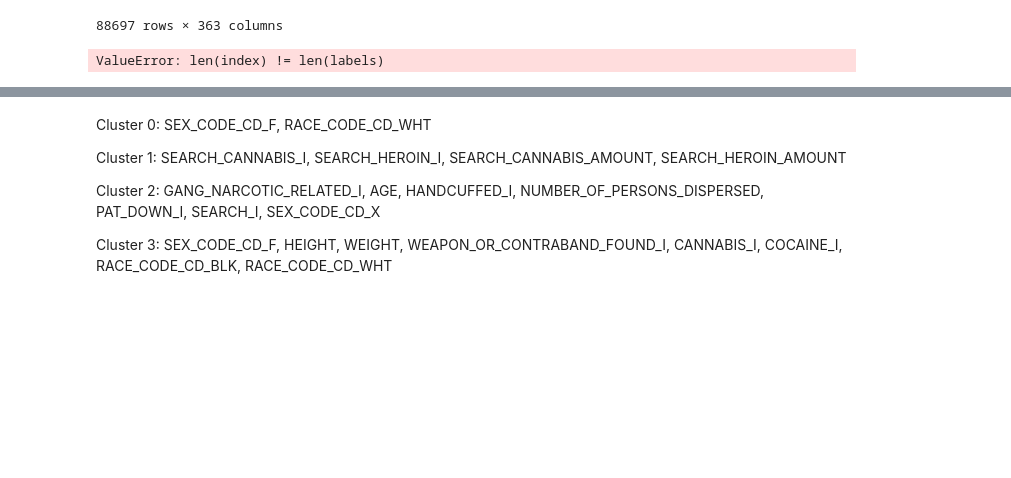
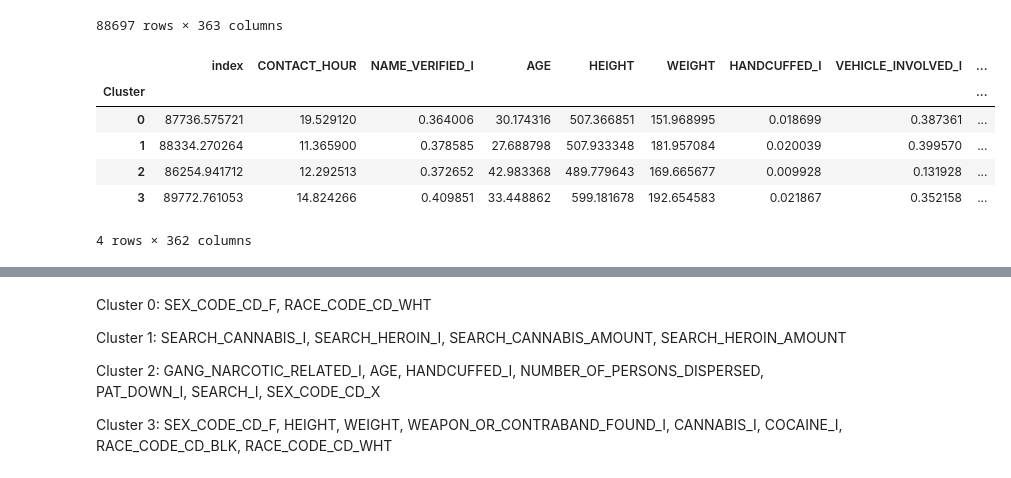
Before and after one commit to nteuthorn/Thinkful-Capstone-3, a Jupyter notebook: Capstone_3.ipynb, the cells around one changed output, grey strips where cells are left out. Saved outputs shown, nothing was run; the diff lists cells and outputs as text; code cells hidden in the pictures; blank space fills up the shorter version.

```diff
--- a/Capstone_3.ipynb
+++ b/Capstone_3.ipynb
@@ -976,10 +976,16 @@ df_clean_final_
 | 88696 | 176437 | 14 | 0 | 20.0 | 509.0 | 160.0 | 0 | 0 | ... |
 88697 rows × 363 columns
 # %%
-cluster_means = df_clean_final_.groupby('Cluster', axis=1).mean()
+cluster_means = df_clean_final_.groupby(['Cluster']).mean()
 cluster_means
 # %% [output]
+|  | index | CONTACT_HOUR | NAME_VERIFIED_I | AGE | HEIGHT | WEIGHT | HANDCUFFED_I | VEHICLE_INVOLVED_I | ... |
+| Cluster |  |  |  |  |  |  |  |  | ... |
+| 0 | 87736.575721 | 19.529120 | 0.364006 | 30.174316 | 507.366851 | 151.968995 | 0.018699 | 0.387361 | ... |
+| 1 | 88334.270264 | 11.365900 | 0.378585 | 27.688798 | 507.933348 | 181.957084 | 0.020039 | 0.399570 | ... |
+| 2 | 86254.941712 | 12.292513 | 0.372652 | 42.983368 | 489.779643 | 169.665677 | 0.009928 | 0.131928 | ... |
+| 3 | 89772.761053 | 14.824266 | 0.409851 | 33.448862 | 599.181678 | 192.654583 | 0.021867 | 0.352158 | ... |
-ValueError: len(index) != len(labels)
+4 rows × 362 columns
 # %%
 for col in sig_features:
 
```
Also changed, not shown: parts of 12 cells of this notebook, 1 other file.
